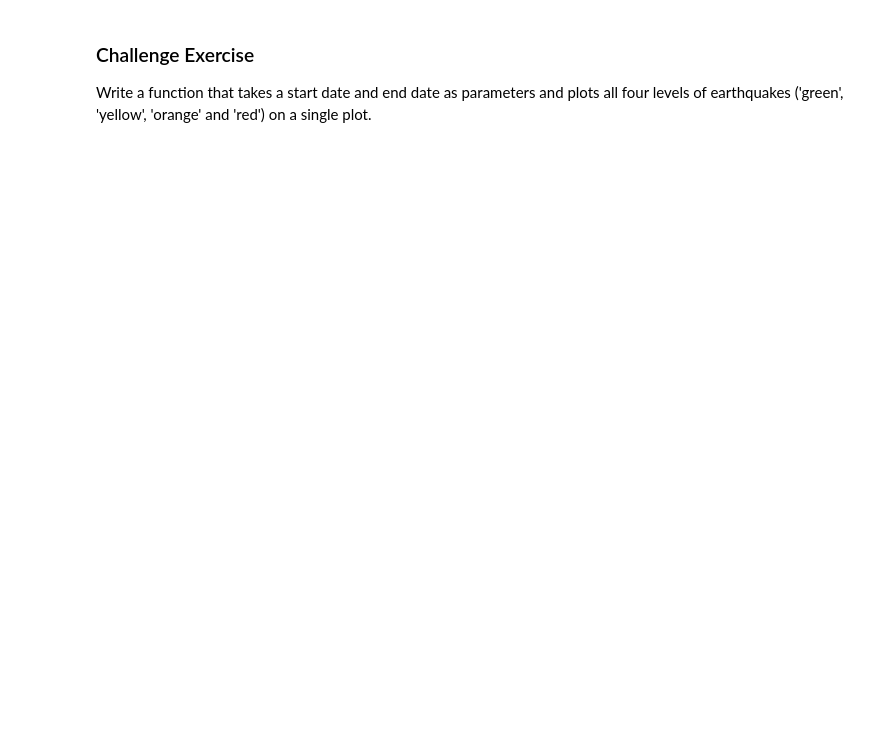
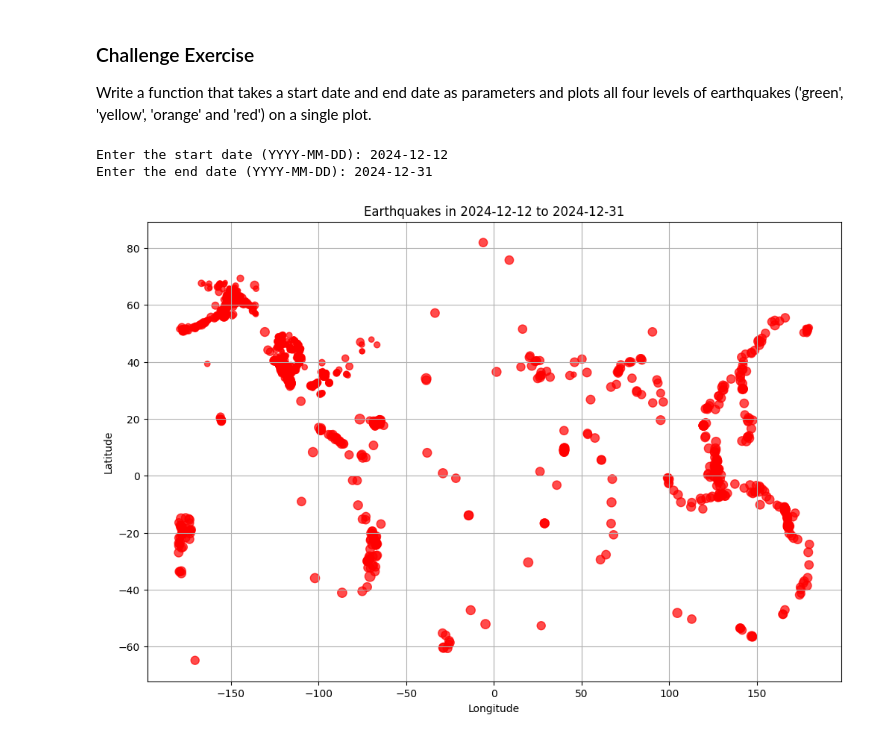
Before and after one commit to Charanjeet-x/comp215, a Jupyter notebook: labs/lab01-introduction.ipynb, the cells around one changed output. Cells and saved outputs as stored; diff of their text form; code cells hidden in the pictures; blank space fills up the shorter version.

```diff
--- a/labs/lab01-introduction.ipynb
+++ b/labs/lab01-introduction.ipynb
@@ -188,0 +205,41 @@ Write a function that takes a start date and end date as parameters and plots al
+# %%
+import requests
+import json
+import matplotlib.pyplot as plt
+
+start_date = input('Enter the start date (YYYY-MM-DD): ')
+end_date = input('Enter the end date (YYYY-MM-DD): ')
+
+def plot_earthquakes(start_date, end_date):
+  api_url = 'https://earthquake.usgs.gov/fdsnws/event/1/query'
+  params = {'format': 'geojson','starttime': start_date,'endtime': end_date}
+  response = requests.get(api_url, params=params)
+  data = response.json()
+  earthquakes = data.get('features', [])
+  if not earthquakes:
+      print(f"No earthquakes found for the specified date range.")
+      return
+  latitudes = []
+  longitudes = []
+  magnitudes = []
+  for earthquake in earthquakes:
+      coordinates = earthquake['geometry']['coordinates']
+      properties = earthquake['properties']
+      latitudes.append(coordinates[1])
+      longitudes.append(coordinates[0])
+      magnitudes.append(properties['mag'])
+
+  plt.figure(figsize=(12, 8))
+  plt.scatter(longitudes, latitudes, c='red' , s=[mag * 15 for mag in magnitudes], alpha=0.7)
+  plt.title(f'Earthquakes in {start_date} to {end_date}')
+  plt.xlabel('Longitude')
+  plt.ylabel('Latitude')
+  plt.grid(True)
+  plt.show()
+
+
+plot_earthquakes(start_date, end_date)
+# %% [output]
+Enter the start date (YYYY-MM-DD): 2024-12-12
+Enter the end date (YYYY-MM-DD): 2024-12-31
+[figure, added]
```
Also changed, not shown: parts of 3 cells of this notebook.
